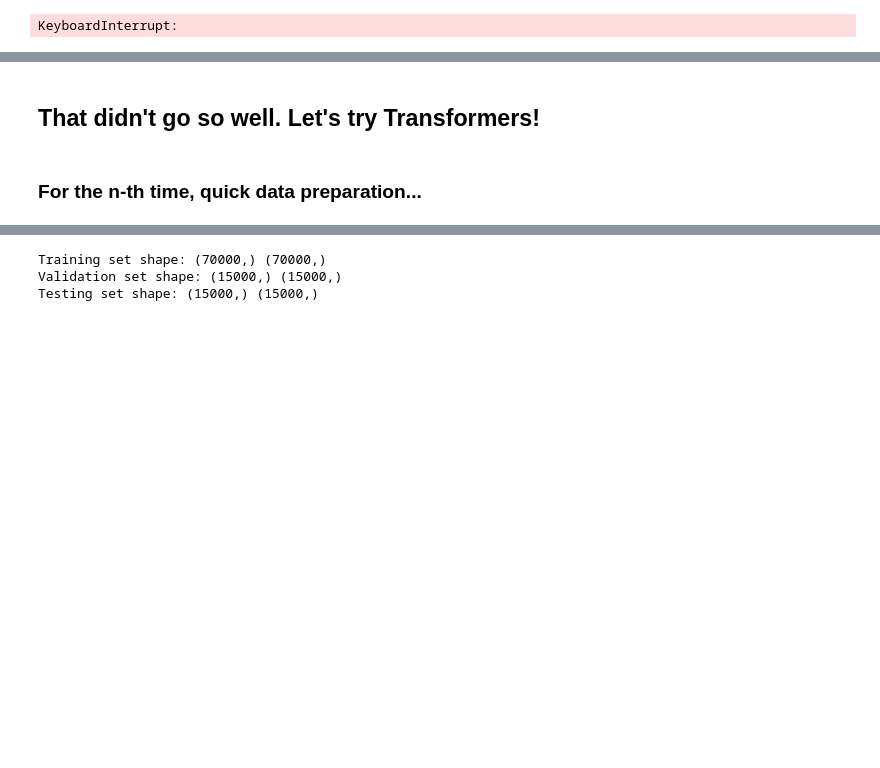
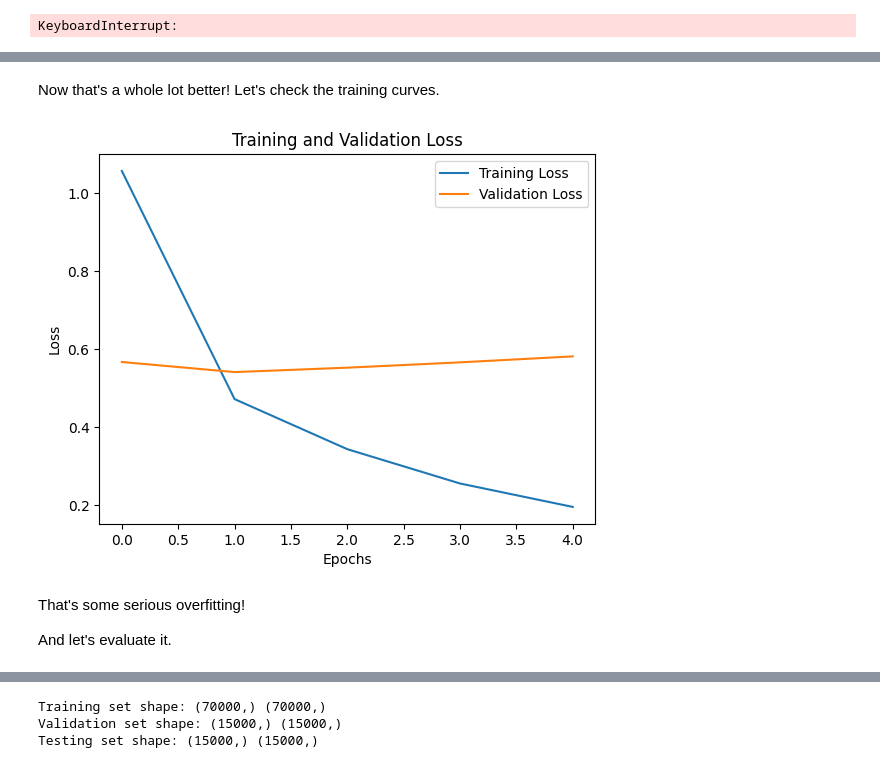
Before and after one commit to de-lachende-cavalier/amd-project, a Jupyter notebook: dl_notebook.ipynb, the cells around one changed output, grey strips where cells are left out. Cells and saved outputs as stored; diff of their text form; code cells hidden in the pictures; blank space fills up the shorter version.

```diff
--- a/dl_notebook.ipynb
+++ b/dl_notebook.ipynb
@@ -883 +921,7 @@ In conclusion, it seems our initial approach of only utilising the text was a re
+# %%
+data_dir = "yelp-data/" # splitting data up like this might be useful for later (in case i want to use other files)
+vocabulary_size = 30_000
+train_size = 0.7 # the percentage of data reserved for training
+test_size = 0.5 # the percentage of data reserved for testing (from the data that remains)
+n_epochs = 10 # adjust this if the model trains too slowly (or modify model parameters as desired...)
 # %%
@@ -915,0 +987,3 @@ Testing set shape: (15000,) (15000,)
+# %%
+train_dataset_prep_rnn, val_dataset_prep_rnn, test_dataset_prep_rnn = prepare_for_model(
+    train_dataset, val_dataset, test_dataset, len(X_train), text_vectorization_rnn)
@@ -1013,15 +1104,16 @@ Non-trainable params: 0 (0.00 Byte)
 _________________________________________________________________
 # %%
 callbacks = [
-    keras.callbacks.ModelCheckpoint("one_hot_conv1d.keras",
+    keras.callbacks.ModelCheckpoint("one_hot_conv1d",
                                     save_best_only=True)
 ]
 
 # that's quite a bit better!
-history = conv1d_model.fit(
-    train_dataset_prep,
-    validation_data=val_dataset_prep,
-    epochs=5,
+history_conv1d = conv1d_model.fit(
+    # no additional preparation needed!
+    train_dataset_prep_rnn,
+    validation_data=val_dataset_prep_rnn,
+    epochs=n_epochs//2,
     callbacks=callbacks)
 # %% [output]
 Epoch 1/5
@@ -1073,15 +1173,16 @@ Non-trainable params: 0 (0.00 Byte)
 _________________________________________________________________
 # %%
 callbacks = [
-    keras.callbacks.ModelCheckpoint("one_hot_conv1d.keras",
+    keras.callbacks.ModelCheckpoint("conv1d_embed",
                                     save_best_only=True)
 ]
 
 # much better!
-history = conv1d_embed_model.fit(
-    train_dataset_prep,
-    validation_data=val_dataset_prep,
-    epochs=5,
+history_conv1d_embed = conv1d_embed_model.fit(
+    # once again, no further preparation needed (as a matter of fact, the data has been prepared for embedding all along)
+    train_dataset_prep_rnn,
+    validation_data=val_dataset_prep_rnn,
+    epochs=n_epochs//2,
     callbacks=callbacks)
 # %% [output]
 Epoch 1/5
@@ -1089,4 +1200,21 @@ KeyboardInterrupt:
-# %% [markdown]
-## That didn't go so well. Let's try Transformers!
-# %% [markdown]
-### For the n-th time, quick data preparation...
+# %% [markdown]
+Now that's a whole lot better! Let's check the training curves.
+# %%
+def plot_training_curves(history):
+    plt.plot(history.history['loss'], label='Training Loss')
+    plt.plot(history.history['val_loss'], label='Validation Loss')
+
+    plt.title('Training and Validation Loss')
+    plt.xlabel('Epochs')
+    plt.ylabel('Loss')
+
+    plt.legend()
+    plt.show()
+
+plot_training_curves(history_conv1d_embed)
+# %% [output]
+[figure, added]
+# %% [markdown]
+That's some serious overfitting!
+
+And let's evaluate it.
```
Also changed, not shown: parts of 59 cells of this notebook, 1 other file.
